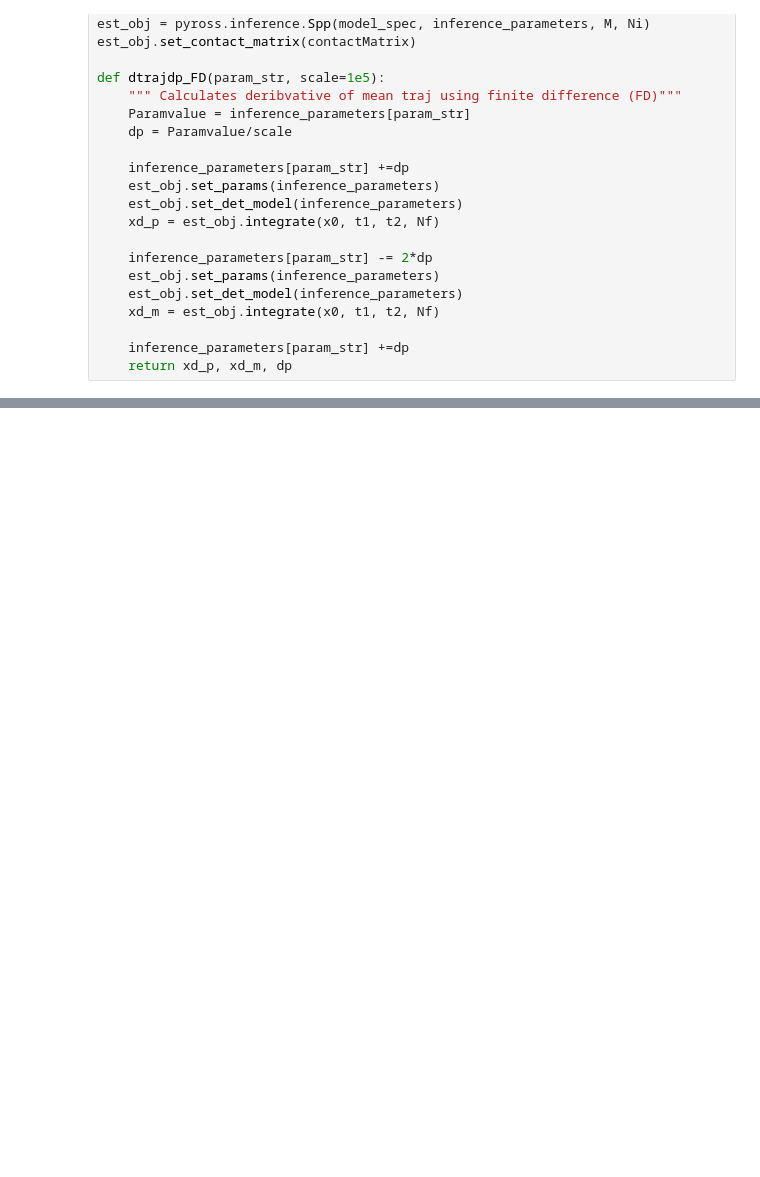
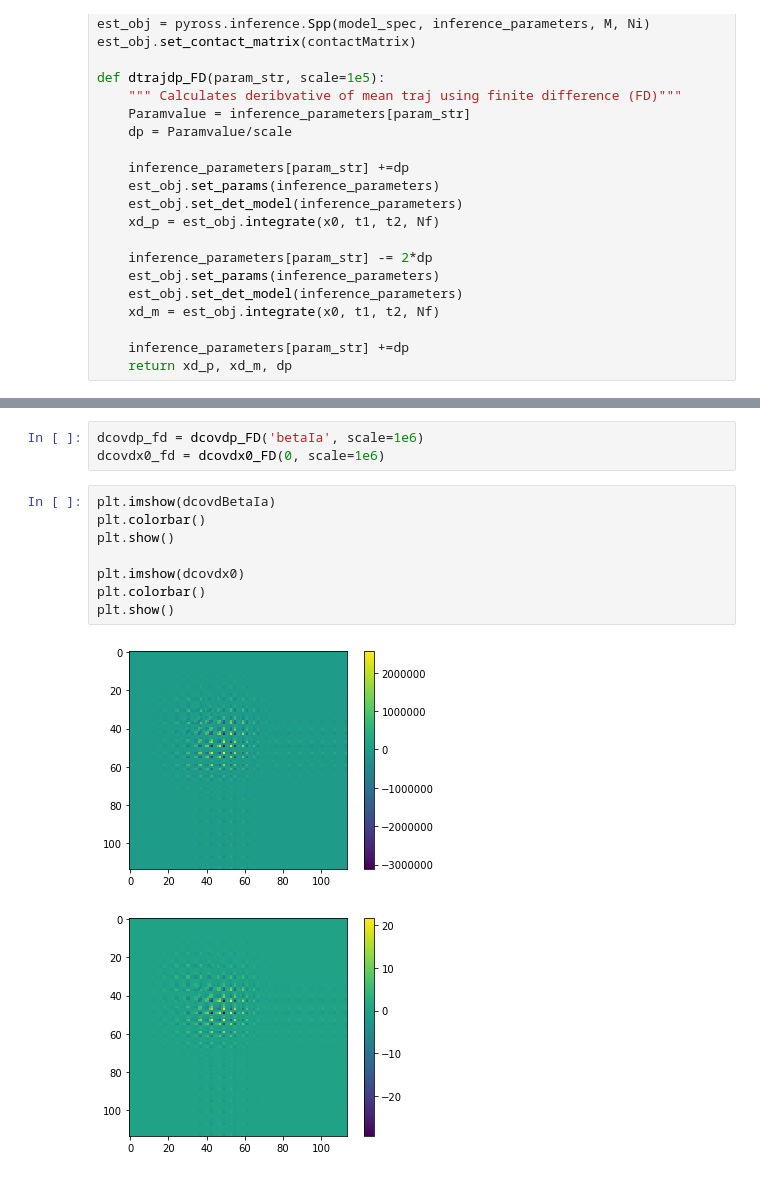
Before and after one commit to vishalbelsare/pyross, a Jupyter notebook: examples/inference/gradient_computation/ex-gradient_computation.ipynb, the cells around one changed output, grey strips where cells are left out. Drawn from its saved outputs; the diff is of its cells as text; blank space fills up the shorter version.

```diff
--- a/examples/inference/gradient_computation/ex-gradient_computation.ipynb
+++ b/examples/inference/gradient_computation/ex-gradient_computation.ipynb
@@ -181,0 +237,14 @@ plt.show()
+# %%
+dcovdp_fd = dcovdp_FD('betaIa', scale=1e6)
+dcovdx0_fd = dcovdx0_FD(0, scale=1e6)
+# %%
+plt.imshow(dcovdBetaIa)
+plt.colorbar()
+plt.show()
+
+plt.imshow(dcovdx0)
+plt.colorbar()
+plt.show()
+# %% [output]
+[figure, added]
+[figure, added]
```
Also changed, not shown: parts of 23 cells of this notebook, 9 other files.
